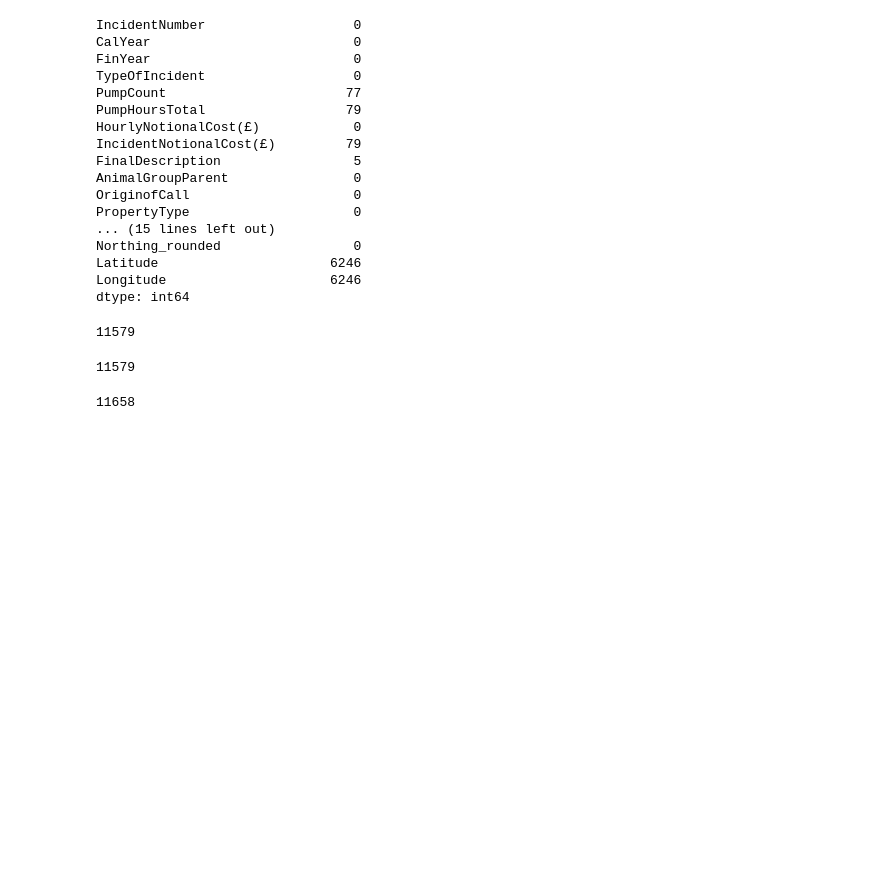
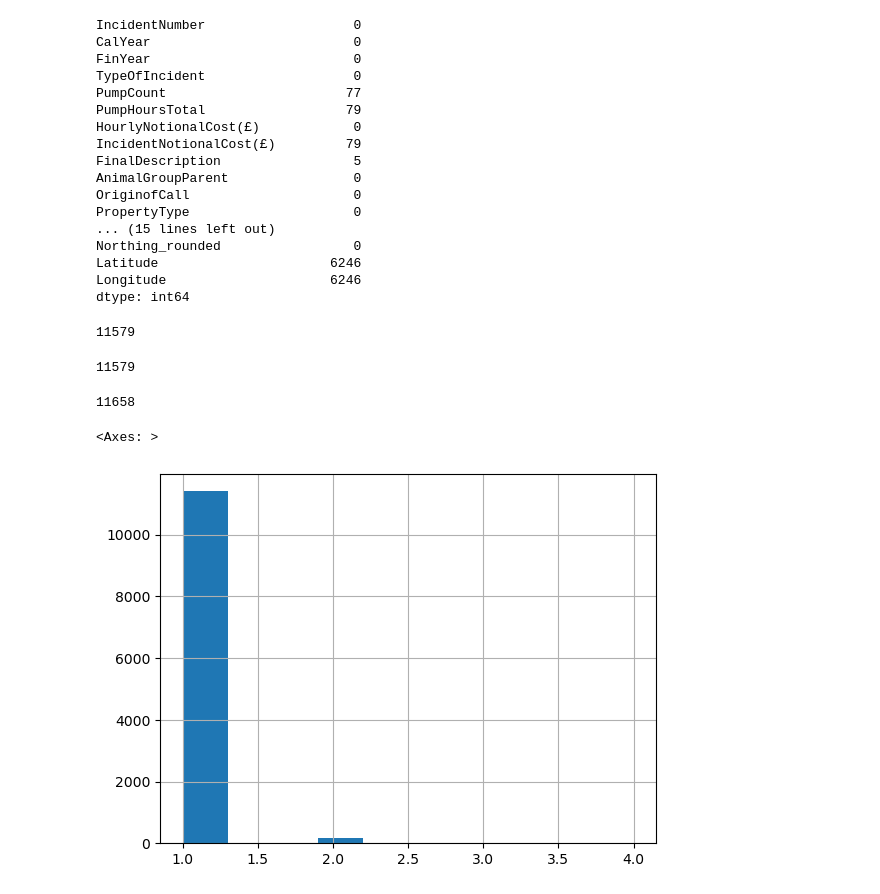
Before and after one commit to lkeegan/jupyter-data-exploration-live, a Jupyter notebook: part3.ipynb, the cells around one changed output. Cells and saved outputs as stored; diff of their text form; code cells hidden in the pictures; blank space fills up the shorter version.

```diff
--- a/part3.ipynb
+++ b/part3.ipynb
@@ -153,3 +153,8 @@ len(df2)
 len(df)
 # %% [output]
 11658
+# %%
+df.PumpCount.hist()
+# %% [output]
+<Axes: >
+[figure, added]
```
Also changed, not shown: parts of 2 cells of this notebook.
